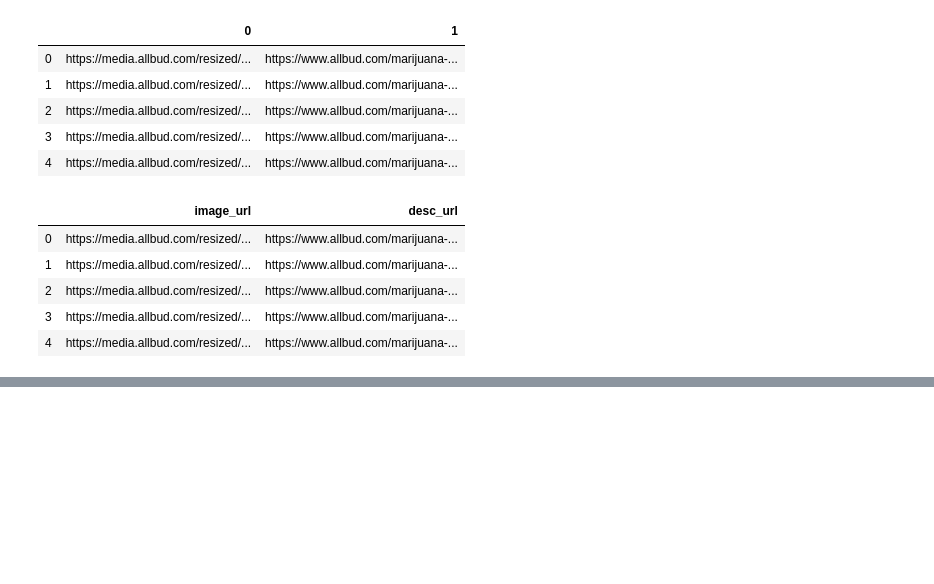
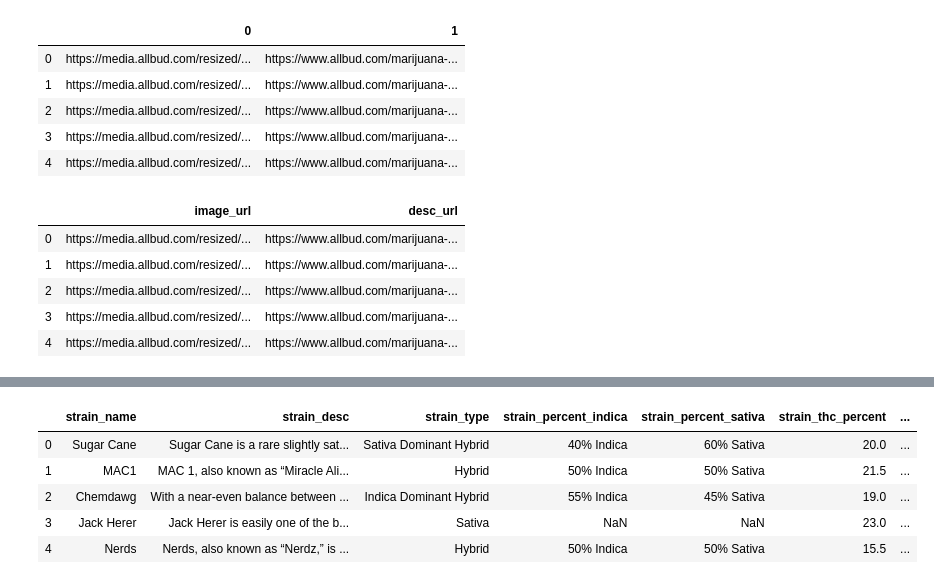
Before and after one commit to Build-Week-MedCabinet/DS_Model_Engineering, a Jupyter notebook: Wrangling/web_scrapers/scrapy_morereviews_images/ScraperDev.ipynb, the cells around one changed output, grey strips where cells are left out. Drawn from its saved outputs; the diff is of its cells as text; code cells hidden in the pictures; blank space fills up the shorter version.

```diff
--- a/Wrangling/web_scrapers/scrapy_morereviews_images/ScraperDev.ipynb
+++ b/Wrangling/web_scrapers/scrapy_morereviews_images/ScraperDev.ipynb
@@ -74,0 +98,19 @@ data.to_csv('allbuds_1.csv')
+# %%
+data.columns = [
+    'strain_name',
+    'strain_desc',
+    'strain_type',
+    'strain_percent_indica',
+    'strain_percent_sativa',
+    'strain_thc_percent',
+    'strain_flavors',
+    'strain_effects',
+               ]
+data.head()
+# %% [output]
+|  | strain_name | strain_desc | strain_type | strain_percent_indica | strain_percent_sativa | strain_thc_percent | ... |
+| 0 | Sugar Cane | Sugar Cane is a rare slightly sat... | Sativa Dominant Hybrid | 40% Indica | 60% Sativa | 20.0 | ... |
+| 1 | MAC1 | MAC 1, also known as “Miracle Ali... | Hybrid | 50% Indica | 50% Sativa | 21.5 | ... |
+| 2 | Chemdawg | With a near-even balance between ... | Indica Dominant Hybrid | 55% Indica | 45% Sativa | 19.0 | ... |
+| 3 | Jack Herer | Jack Herer is easily one of the b... | Sativa | NaN | NaN | 23.0 | ... |
+| 4 | Nerds | Nerds, also known as “Nerdz,” is ... | Hybrid | 50% Indica | 50% Sativa | 15.5 | ... |
```
Also changed, not shown: parts of 5 cells of this notebook, 4 other files.
